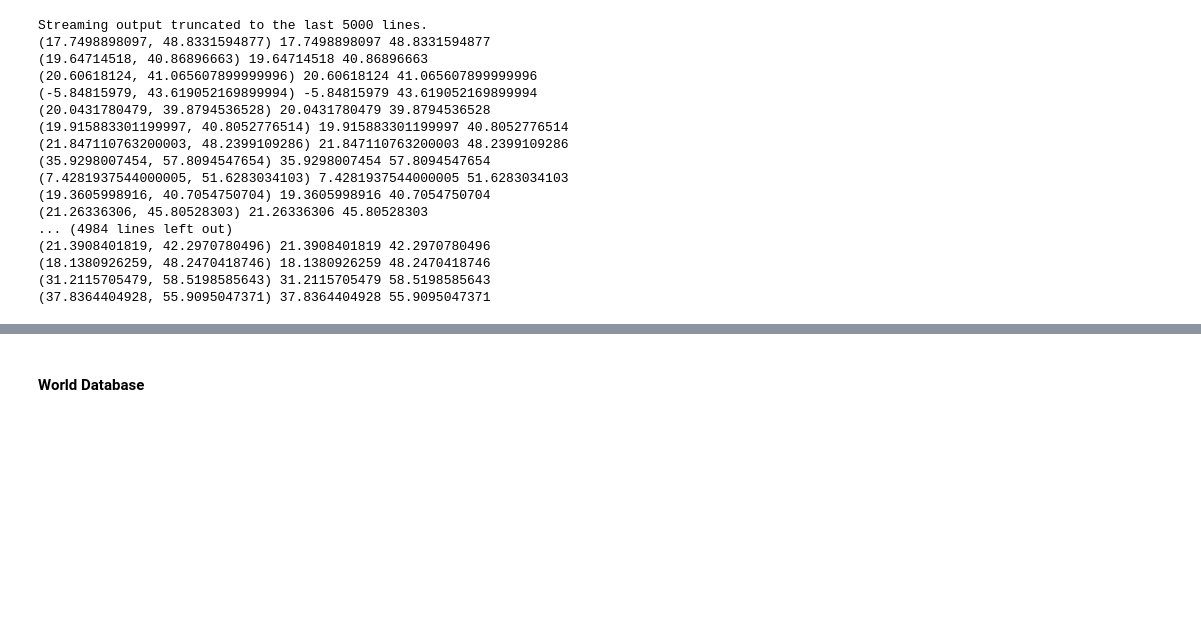
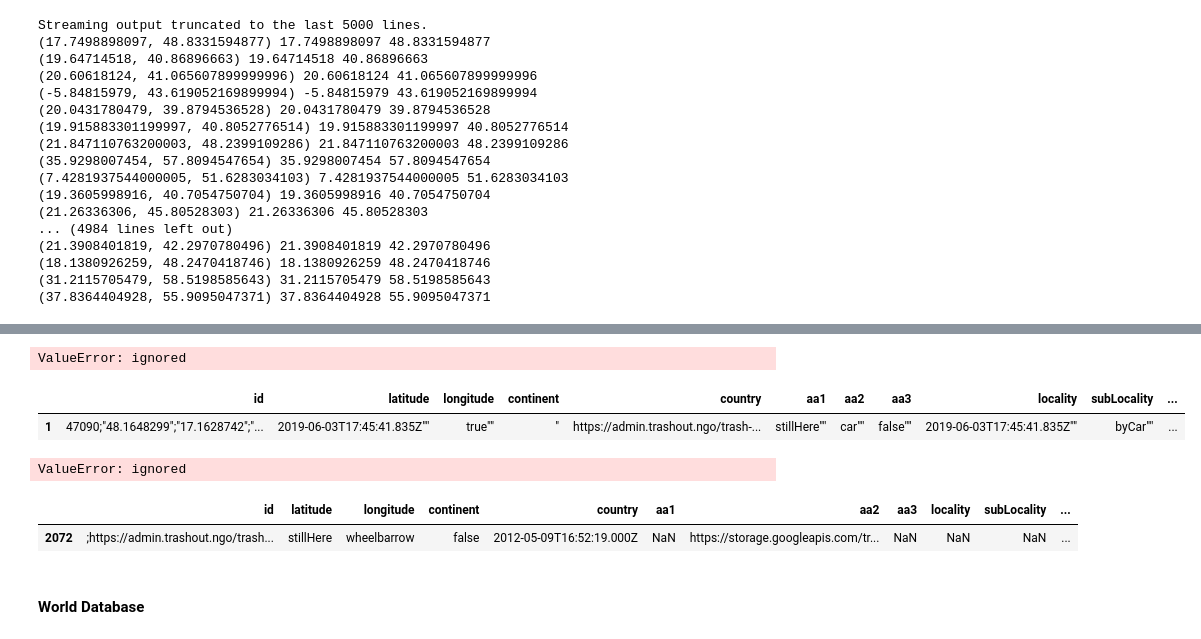
Before and after one commit to simonevaccari/Omdena_TrashOut, a Jupyter notebook: Omdena_Task0_UnderstandingData.ipynb, the cells around one changed output, grey strips where cells are left out. Drawn from its saved outputs; the diff is of its cells as text; code cells hidden in the pictures; blank space fills up the shorter version.

```diff
--- a/Omdena_Task0_UnderstandingData.ipynb
+++ b/Omdena_Task0_UnderstandingData.ipynb
@@ -252,0 +251,9 @@ Streaming output truncated to the last 5000 lines.
+# %%
+eur0 = pd.read_csv('Data/europe_0.csv', error_bad_lines=False, sep=';')
+print(eur0.dtypes)
+
+eur1 = pd.read_csv('Data/europe_1.csv', error_bad_lines=False, sep=';')
+print(eur1.dtypes)
+
+eur8 = pd.read_csv('Data/europe_8.csv', error_bad_lines=False, sep=';')
+print(eur8.dtypes)
@@ -253,3 +278,25 @@ Streaming output truncated to the last 5000 lines.
+# %%
+import numpy as np
+
+a = np.array(eur1['latitude'].values)
+b = [float(elem) for elem in a]
+# %% [output]
+ValueError: ignored
+# %%
+eur1[eur1['latitude']=='2019-06-03T17:45:41.835Z""']
+# %% [output]
+|  | id | latitude | longitude | continent | country | aa1 | aa2 | aa3 | locality | subLocality | ... |
+| 1 | 47090;"48.1648299";"17.1628742";"... | 2019-06-03T17:45:41.835Z"" | true"" | " | https://admin.trashout.ngo/trash-... | stillHere"" | car"" | false"" | 2019-06-03T17:45:41.835Z"" | byCar"" | ... |
+# %%
+a = np.array(eur8['latitude'].values)
+b = [float(elem) for elem in a]
+# %% [output]
+ValueError: ignored
+# %%
+eur8[eur8['latitude']=='stillHere']
+# %% [output]
+|  | id | latitude | longitude | continent | country | aa1 | aa2 | aa3 | locality | subLocality | ... |
+| 2072 | ;https://admin.trashout.ngo/trash... | stillHere | wheelbarrow | false | 2012-05-09T16:52:19.000Z | NaN | https://storage.googleapis.com/tr... | NaN | NaN | NaN | ... |
 # %% [markdown]
 #### World Database
 # %%
```
Also changed, not shown: parts of 14 cells of this notebook.
